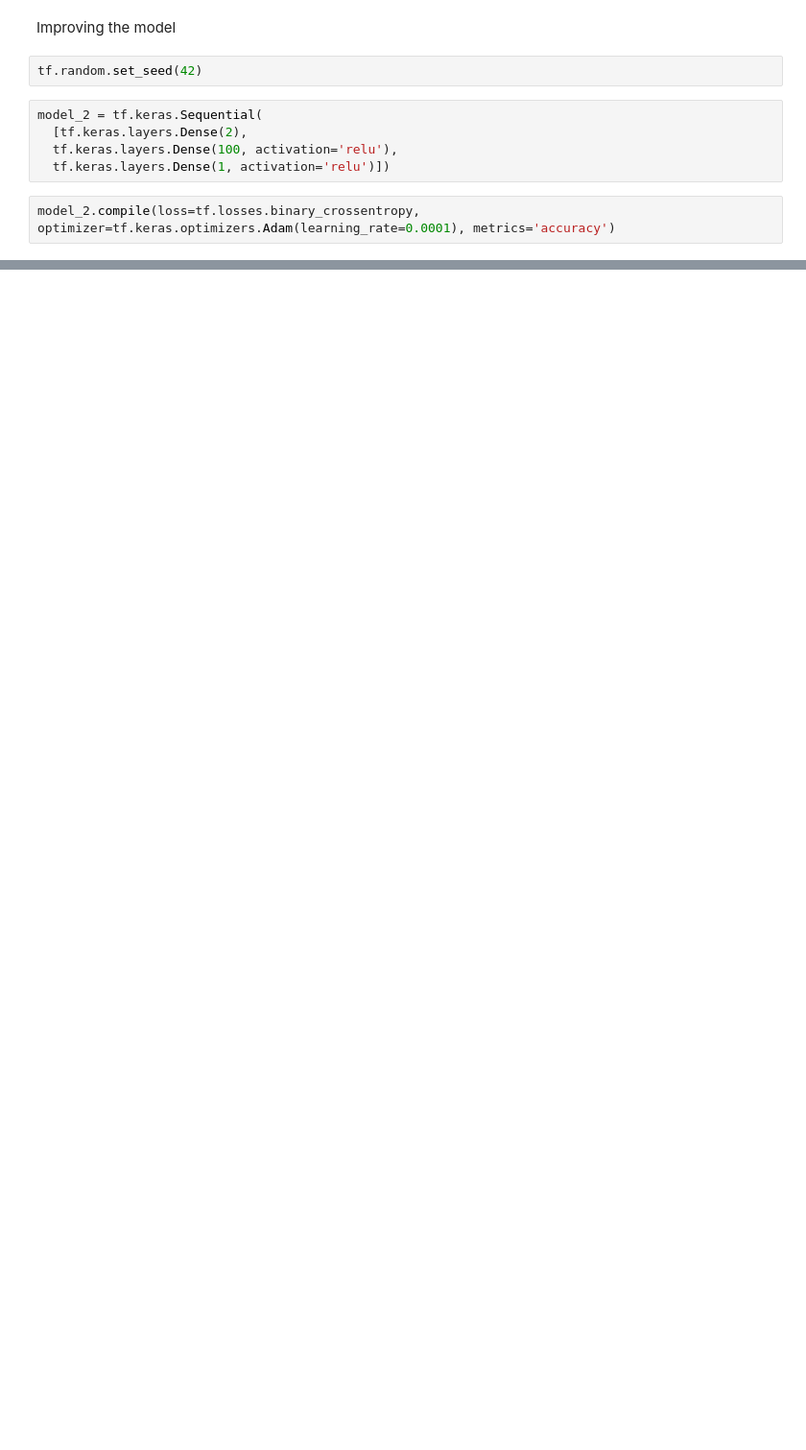
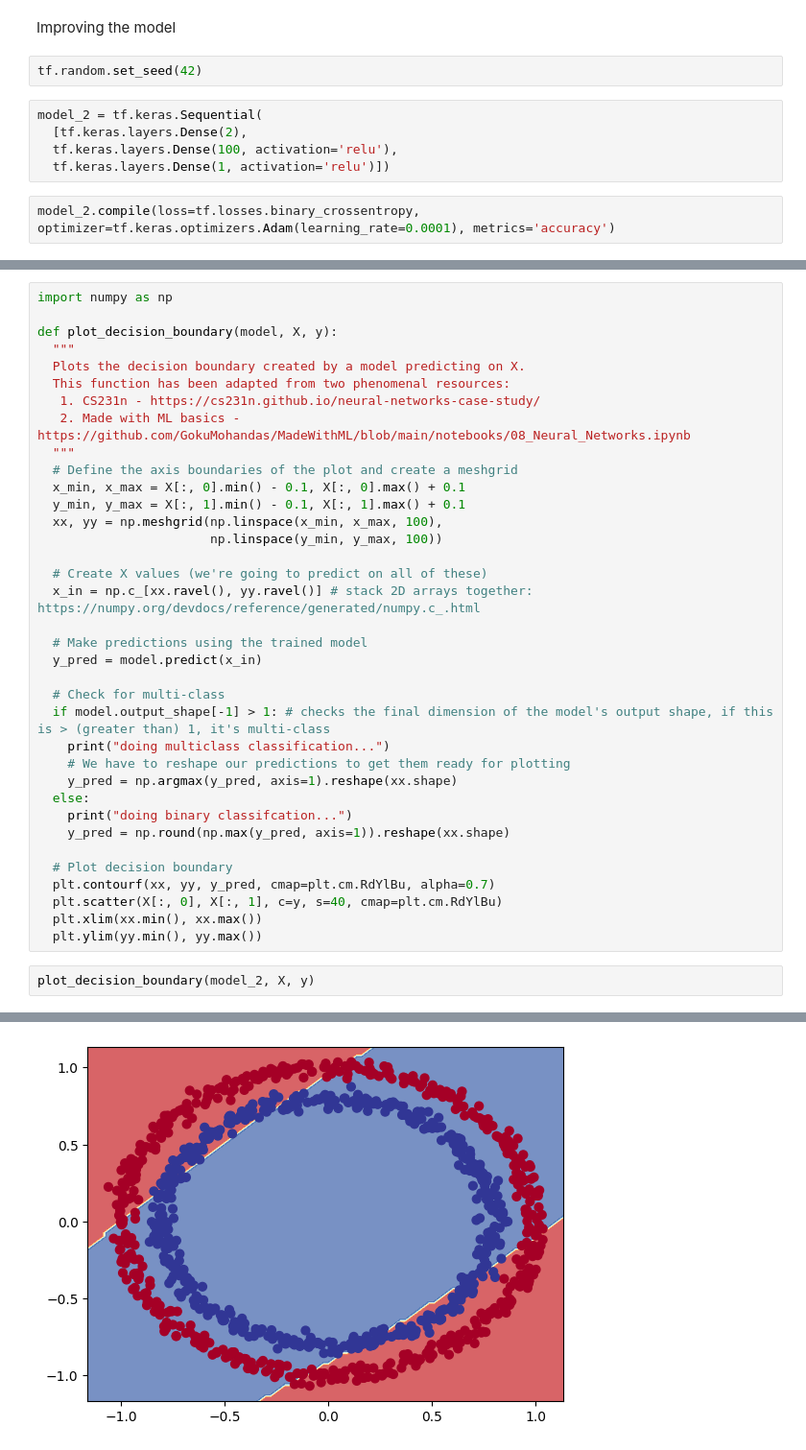
Before and after one commit to vijivenkadesh/tf_deep_learning, a Jupyter notebook: classification/classificatioin_with_tensorflow.ipynb, the cells around one changed output, grey strips where cells are left out. Shown: that part at 96% size. Drawn from its saved outputs; the diff is of its cells as text; blank space fills up the shorter version.

Commit message:
Decsion Boundary added

```diff
--- a/classification/classificatioin_with_tensorflow.ipynb
+++ b/classification/classificatioin_with_tensorflow.ipynb
@@ -120,0 +121,39 @@ array([[0.8543851]], dtype=float32)
+# %%
+import numpy as np
+
+def plot_decision_boundary(model, X, y):
+  """
+  Plots the decision boundary created by a model predicting on X.
+  This function has been adapted from two phenomenal resources:
+   1. CS231n - https://cs231n.github.io/neural-networks-case-study/
+   2. Made with ML basics - https://github.com/GokuMohandas/MadeWithML/blob/main/notebooks/08_Neural_Networks.ipynb
+  """
+  # Define the axis boundaries of the plot and create a meshgrid
+  x_min, x_max = X[:, 0].min() - 0.1, X[:, 0].max() + 0.1
+  y_min, y_max = X[:, 1].min() - 0.1, X[:, 1].max() + 0.1
+  xx, yy = np.meshgrid(np.linspace(x_min, x_max, 100),
+                       np.linspace(y_min, y_max, 100))
+
+  # Create X values (we're going to predict on all of these)
+  x_in = np.c_[xx.ravel(), yy.ravel()] # stack 2D arrays together: https://numpy.org/devdocs/reference/generated/numpy.c_.html
+
+  # Make predictions using the trained model
+  y_pred = model.predict(x_in)
+
+  # Check for multi-class
+  if model.output_shape[-1] > 1: # checks the final dimension of the model's output shape, if this is > (greater than) 1, it's multi-class
+    print("doing multiclass classification...")
+    # We have to reshape our predictions to get them ready for plotting
+    y_pred = np.argmax(y_pred, axis=1).reshape(xx.shape)
+  else:
+    print("doing binary classifcation...")
+    y_pred = np.round(np.max(y_pred, axis=1)).reshape(xx.shape)
+
+  # Plot decision boundary
+  plt.contourf(xx, yy, y_pred, cmap=plt.cm.RdYlBu, alpha=0.7)
+  plt.scatter(X[:, 0], X[:, 1], c=y, s=40, cmap=plt.cm.RdYlBu)
+  plt.xlim(xx.min(), xx.max())
+  plt.ylim(yy.min(), yy.max())
+# %%
+plot_decision_boundary(model_2, X, y)
+# %% [output]
@@ -120,0 +162 @@ array([[0.8543851]], dtype=float32)
+[figure, added]
```
Also changed, not shown: parts of 4 cells of this notebook.
